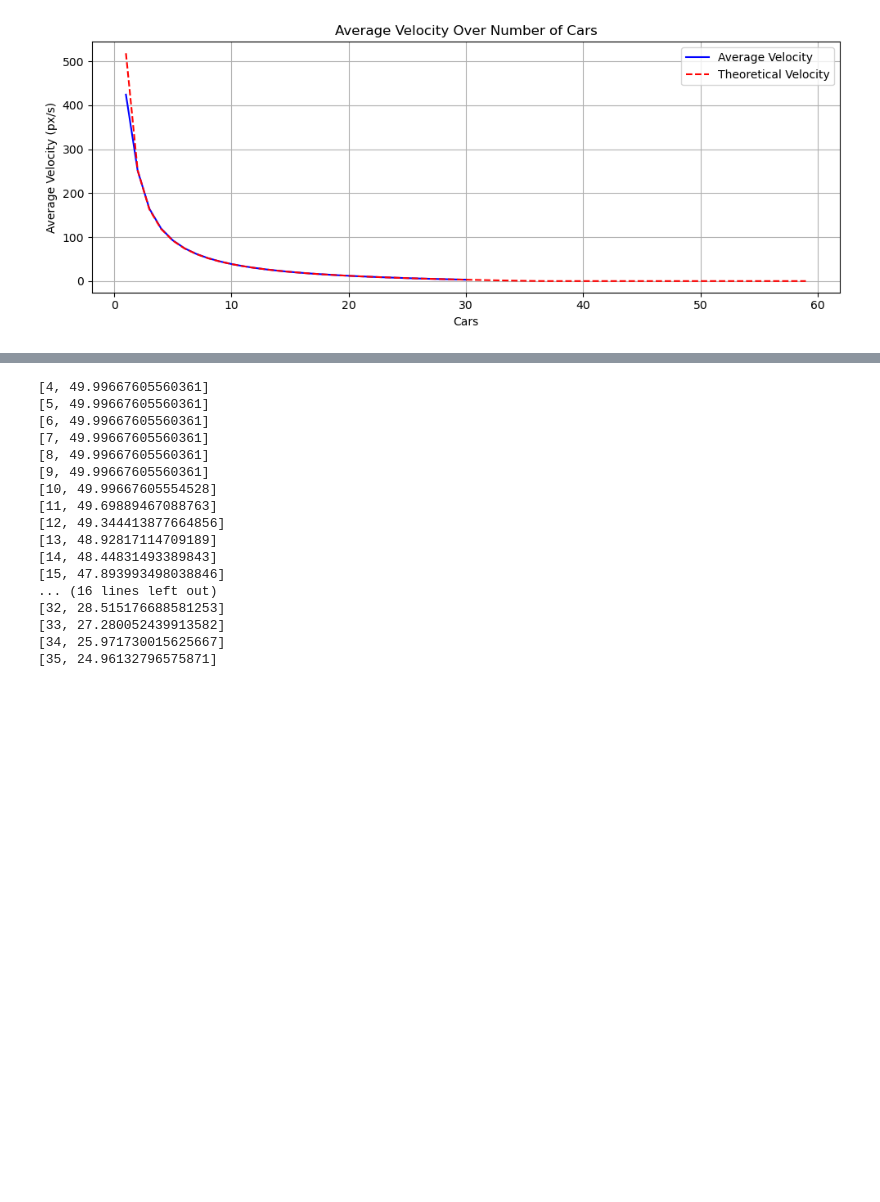
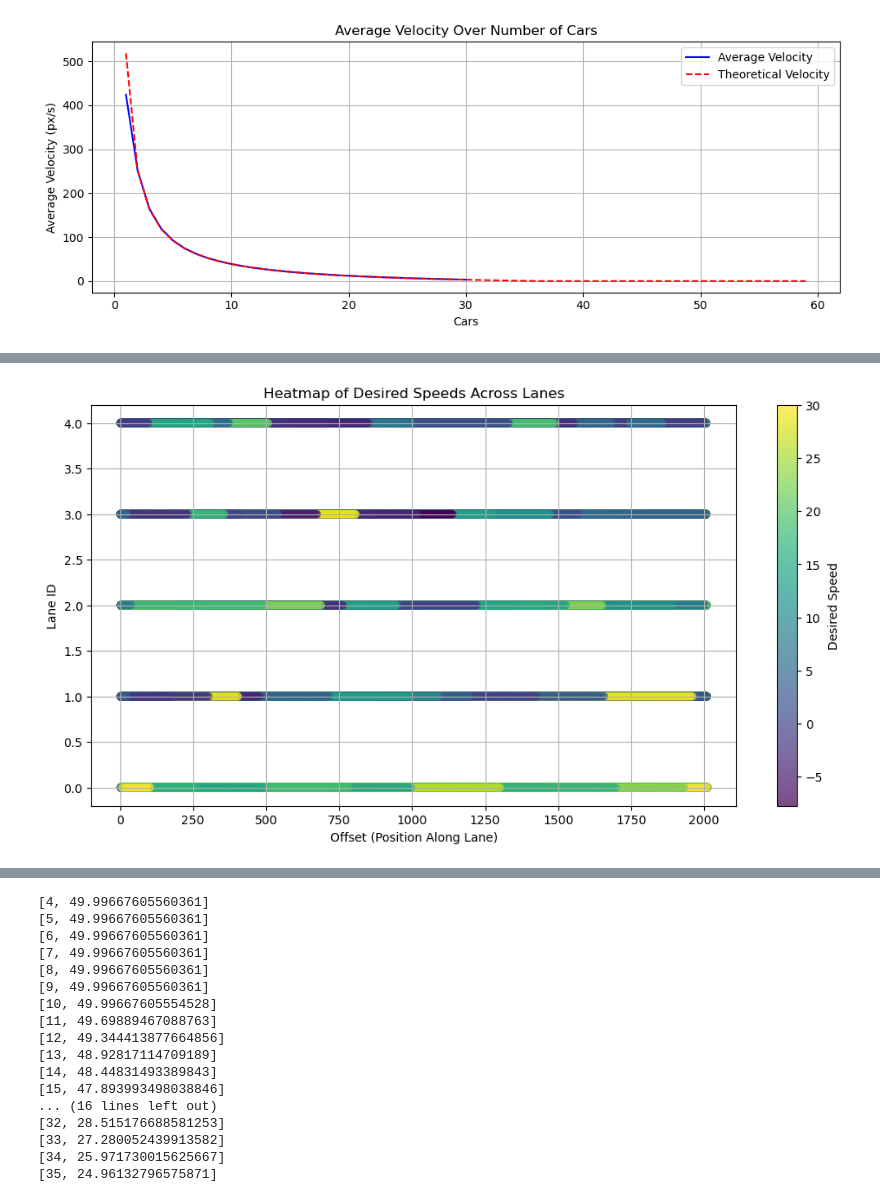
Before and after one commit to yuval-levi-046/PROM-Physical-Simulation, a Jupyter notebook: simulator.ipynb, the cells around one changed output, grey strips where cells are left out. Cells and saved outputs as stored; diff of their text form; code cells hidden in the pictures; blank space fills up the shorter version.

```diff
--- a/simulator.ipynb
+++ b/simulator.ipynb
@@ -240,3 +240,14 @@ plt.show()
+# %%
+plt.figure(figsize=(12, 6))
+sc = plt.scatter(df['offset'], df['lane_id'], c=df['desired_speed'], cmap='viridis', alpha=0.7)
+plt.colorbar(sc, label='Desired Speed')
+plt.xlabel("Offset (Position Along Lane)")
+plt.ylabel("Lane ID")
+plt.title("Heatmap of Desired Speeds Across Lanes")
+plt.grid(True)
+plt.show()
+# %% [output]
+[figure, added]
 # %%
 plt.figure(figsize=(10, 6))
 sns.heatmap(lane_counts.T, cmap="YlGnBu", cbar_kws={"label": "Car Count"})
```
Also changed, not shown: parts of 7 cells of this notebook, 10 other files.
